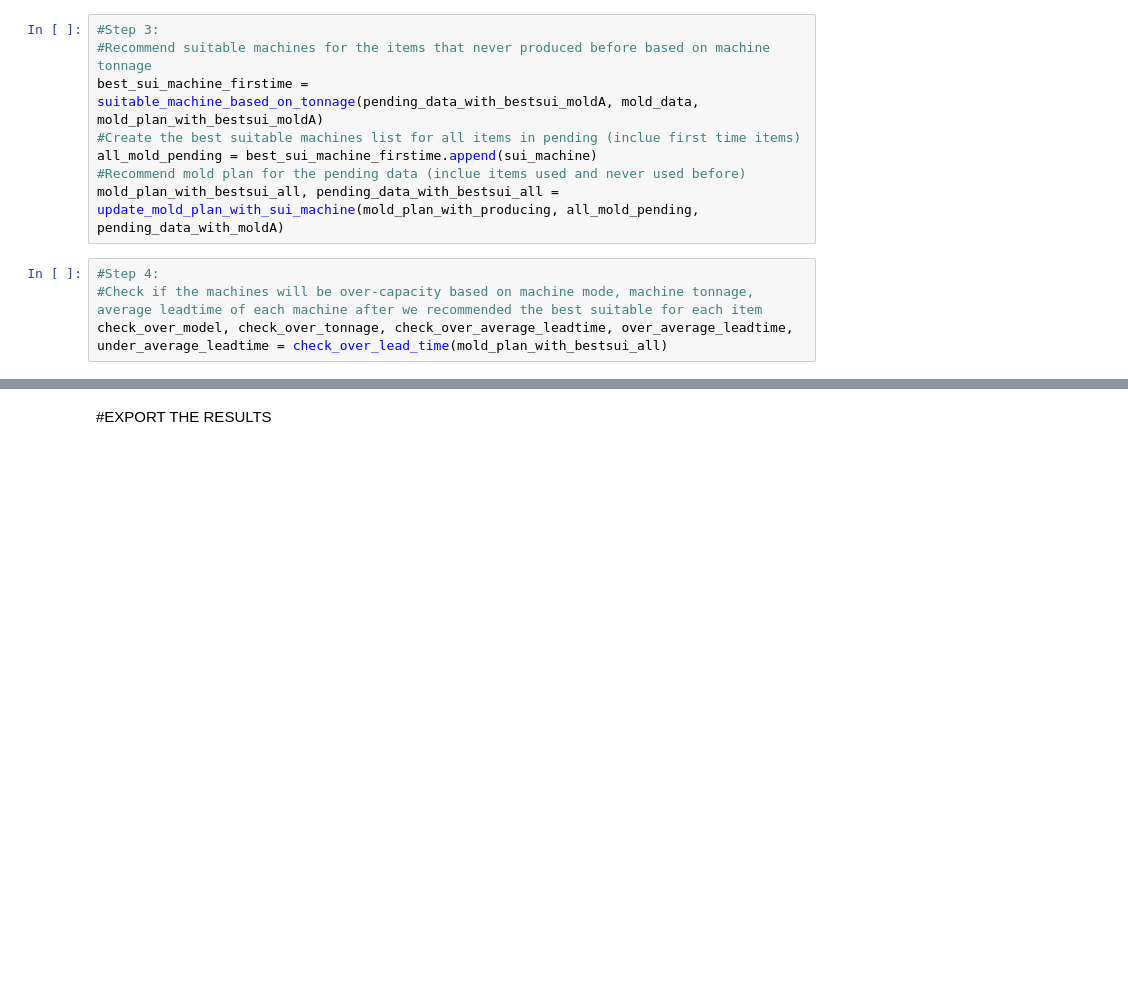
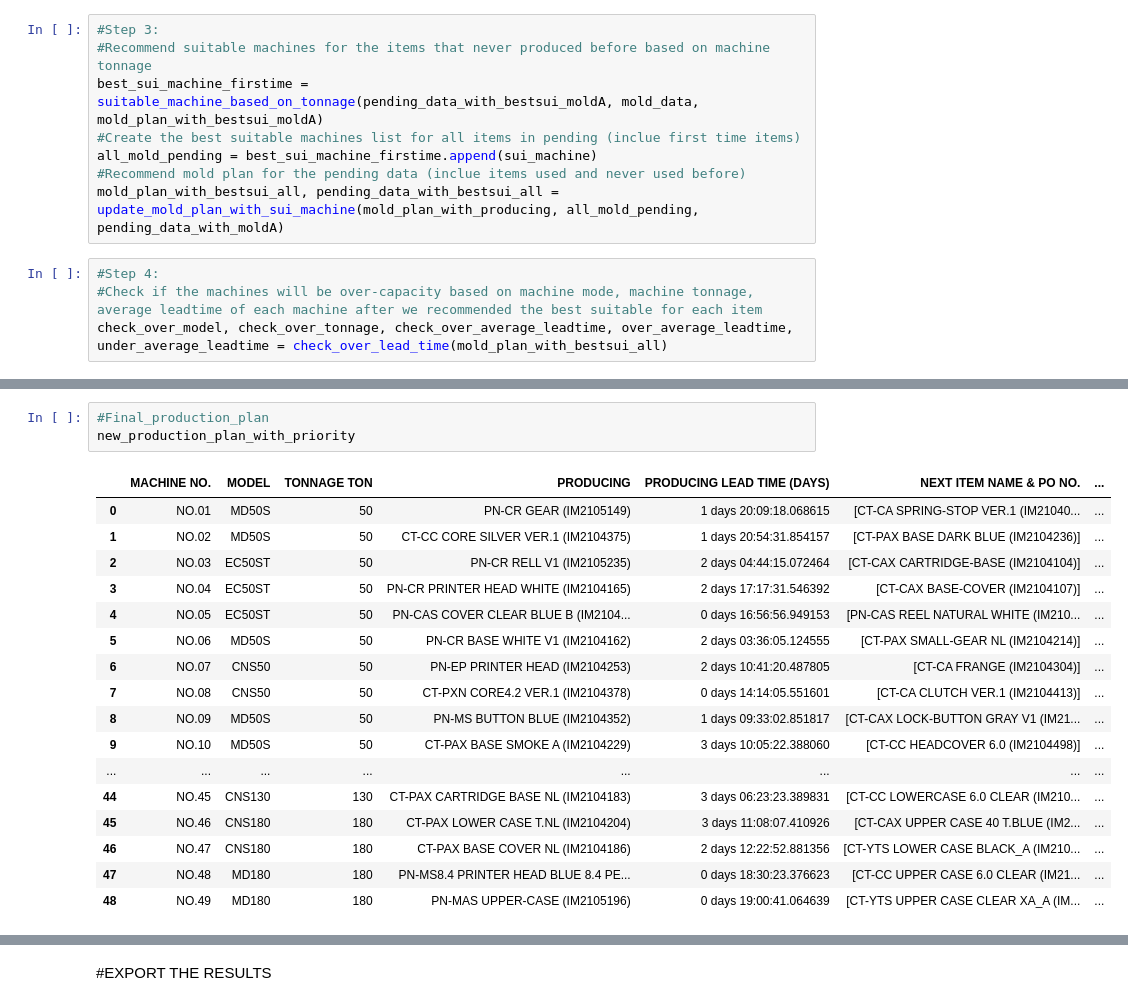
Before and after one commit to ThuyHaLE/ThuyHaLE, a Jupyter notebook: Recommendation_production_planning.ipynb, the cells around one changed output, grey strips where cells are left out. Saved outputs shown, nothing was run; the diff lists cells and outputs as text; blank space fills up the shorter version.

```diff
--- a/Recommendation_production_planning.ipynb
+++ b/Recommendation_production_planning.ipynb
@@ -782,0 +891,21 @@ pending_plastic_plan = prepare_plastic_for_next_items(new_production_plan_with_p
+# %%
+#Final_production_plan
+new_production_plan_with_priority
+# %% [output]
+|  | MACHINE NO. | MODEL | TONNAGE TON | PRODUCING | PRODUCING LEAD TIME (DAYS) | NEXT ITEM NAME & PO NO. | ... |
+| 0 | NO.01 | MD50S | 50 | PN-CR GEAR (IM2105149) | 1 days 20:09:18.068615 | [CT-CA SPRING-STOP VER.1 (IM21040... | ... |
+| 1 | NO.02 | MD50S | 50 | CT-CC CORE SILVER VER.1 (IM2104375) | 1 days 20:54:31.854157 | [CT-PAX BASE DARK BLUE (IM2104236)] | ... |
+| 2 | NO.03 | EC50ST | 50 | PN-CR RELL V1 (IM2105235) | 2 days 04:44:15.072464 | [CT-CAX CARTRIDGE-BASE (IM2104104)] | ... |
+| 3 | NO.04 | EC50ST | 50 | PN-CR PRINTER HEAD WHITE (IM2104165) | 2 days 17:17:31.546392 | [CT-CAX BASE-COVER (IM2104107)] | ... |
+| 4 | NO.05 | EC50ST | 50 | PN-CAS COVER CLEAR BLUE B (IM2104... | 0 days 16:56:56.949153 | [PN-CAS REEL NATURAL WHITE (IM210... | ... |
+| 5 | NO.06 | MD50S | 50 | PN-CR BASE WHITE V1 (IM2104162) | 2 days 03:36:05.124555 | [CT-PAX SMALL-GEAR NL (IM2104214)] | ... |
+| 6 | NO.07 | CNS50 | 50 | PN-EP PRINTER HEAD (IM2104253) | 2 days 10:41:20.487805 | [CT-CA FRANGE (IM2104304)] | ... |
+| 7 | NO.08 | CNS50 | 50 | CT-PXN CORE4.2 VER.1 (IM2104378) | 0 days 14:14:05.551601 | [CT-CA CLUTCH VER.1 (IM2104413)] | ... |
+| 8 | NO.09 | MD50S | 50 | PN-MS BUTTON BLUE (IM2104352) | 1 days 09:33:02.851817 | [CT-CAX LOCK-BUTTON GRAY V1 (IM21... | ... |
+| 9 | NO.10 | MD50S | 50 | CT-PAX BASE SMOKE A (IM2104229) | 3 days 10:05:22.388060 | [CT-CC HEADCOVER 6.0 (IM2104498)] | ... |
+| ... | ... | ... | ... | ... | ... | ... | ... |
+| 44 | NO.45 | CNS130 | 130 | CT-PAX CARTRIDGE BASE NL (IM2104183) | 3 days 06:23:23.389831 | [CT-CC LOWERCASE 6.0 CLEAR (IM210... | ... |
+| 45 | NO.46 | CNS180 | 180 | CT-PAX LOWER CASE T.NL (IM2104204) | 3 days 11:08:07.410926 | [CT-CAX UPPER CASE 40 T.BLUE (IM2... | ... |
+| 46 | NO.47 | CNS180 | 180 | CT-PAX BASE COVER NL (IM2104186) | 2 days 12:22:52.881356 | [CT-YTS LOWER CASE BLACK_A (IM210... | ... |
+| 47 | NO.48 | MD180 | 180 | PN-MS8.4 PRINTER HEAD BLUE 8.4 PE... | 0 days 18:30:23.376623 | [CT-CC UPPER CASE 6.0 CLEAR (IM21... | ... |
+| 48 | NO.49 | MD180 | 180 | PN-MAS UPPER-CASE (IM2105196) | 0 days 19:00:41.064639 | [CT-YTS UPPER CASE CLEAR XA_A (IM... | ... |
```
Also changed, not shown: parts of 13 cells of this notebook.
